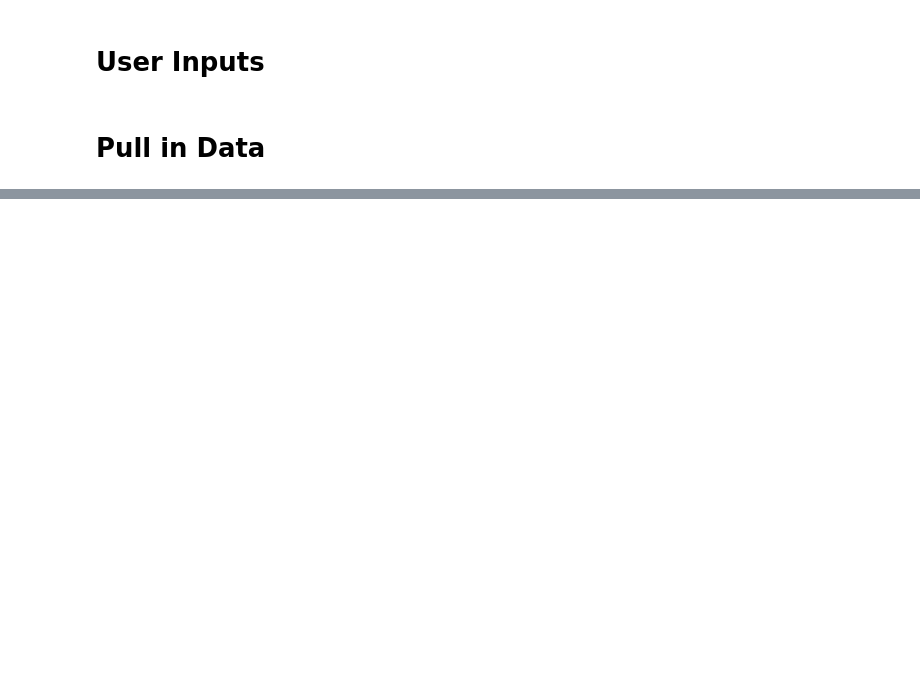
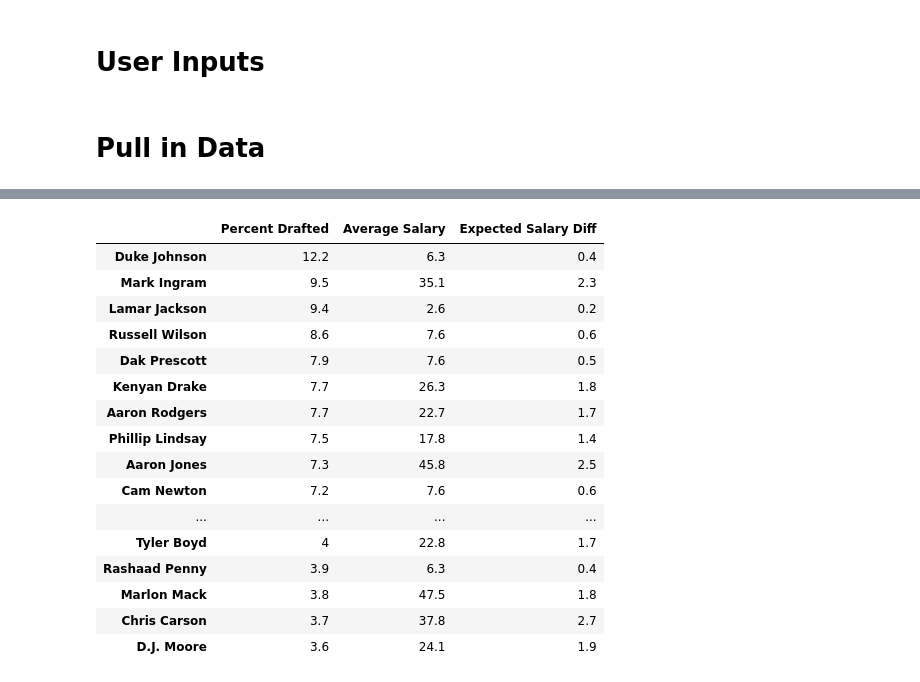
Before and after one commit to mborysiak/Fantasy_Football, a Jupyter notebook: Scripts/Analysis/SimulationV2.ipynb, the cells around one changed output, grey strips where cells are left out. Cells and saved outputs as stored; diff of their text form; code cells hidden in the pictures; blank space fills up the shorter version.

```diff
--- a/Scripts/Analysis/SimulationV2.ipynb
+++ b/Scripts/Analysis/SimulationV2.ipynb
@@ -100,7 +136,7 @@ d[d.index=='Miles Sanders']
 # %%
 # set league information, included position requirements, number of teams, and salary cap
 league_info = {}
-league_info['pos_require'] = {'QB': 1, 'RB': 2, 'WR': 2, 'TE': 1, 'FLEX': 1}
+league_info['pos_require'] = {'QB': 1, 'RB': 2, 'WR': 2, 'TE': 1, 'FLEX': 2}
 league_info['num_teams'] = 12
 league_info['initial_cap'] = 293
 league_info['salary_cap'] = 293
@@ -111,63 +147,63 @@ league_info['salary_cap'] = 293
 
 # input information for players and their associated salaries selected by other teams
 to_drop = {}
-to_drop['players'] = ['Michael Thomas', 'Damien Williams', 'Mike Evans', 'Robert Woods',
+to_drop['players'] = ['Michael Thomas', 'Damien Williams',
+                      'Mike Evans', 'Robert Woods',
                       'Adam Thielen', 'Ezekiel Elliott', 'Davante Adams', 'Adrian Peterson',
                       'James Conner', 'Joe Mixon', 'Devonta Freeman', 'Saquon Barkley',
                       'Tyreek Hill', 'Chris Godwin', 'Patrick Mahomes', 'Tyler Lockett',
                       'Christian McCaffrey', 'Travis Kelce', 'Tarik Cohen', 'Sony Michel',
-                      'Dalvin Cook', 'LeSean McCoy',  'Zach Ertz', 'David Johnson',
-                      "Le'Veon Bell", 'Melvin Gordon', 'Odell Beckham', 'Amari Cooper',
-                      'Antonio Brown', 'Leonard Fournette', 'Julio Jones', 'Deshaun Watson',
-                      'Lamar Miller', 'Todd Gurley', 'Keenan Allen', 'Chris Carson',
-                      'A.J. Green', 'Aaron Rodgers', 'Derrius Guice', 'Curtis Samuel',
-                      'Derrick Henry', 'George Kittle', 'T.Y. Hilton', 'Kerryon Johnson',
-                      'Stefon Diggs', 'Cooper Kupp', 'Brandin Cooks', 'Marlon Mack',
-                      'Kenyan Drake', 'Tevin Coleman', 'Julian Edelman', 'Josh Jacobs',
-                      'James White', 'Mark Ingram', 'Aaron Jones', 'Kenny Golladay',
-                      'DJ Moore', 'Drew Brees', 'Matt Ryan', 'Jarvis Landry',
-                      'Phillip Lindsay', 'Royce Freeman', 'Tyler Boyd', 'Austin Hooper',
-                      'Alshon Jeffery']
-to_drop['salaries'] = [55, 16, 65, 19,
+                      'Kyle Rudolph']
+#                       'Dalvin Cook', 'LeSean McCoy',  'Zach Ertz', 'David Johnson',
+#                       "Le'Veon Bell", 'Melvin Gordon', 'Odell Beckham', 'Amari Cooper',
+#                       'Antonio Brown', 'Leonard Fournette', 'Julio Jones', 'Deshaun Watson',
+#                        'Lamar Miller', 'Todd Gurley', 'Keenan Allen', 'Chris Carson',
+#                       'A.J. Green', 'Aaron Rodgers', 'Derrius Guice', 'Curtis Samuel',
+#                        'Derrick Henry', 'George Kittle', 'T.Y. Hilton', 'Kerryon Johnson',
+#                        'Stefon Diggs', 'Cooper Kupp', 'Brandin Cooks', 'Marlon Mack',
+#                       'Kenyan Drake', 'Tevin Coleman', 'Julian Edelman', 'Josh Jacobs',
+#                       'James White', 'Mark Ingram', 'Aaron Jones', 'Kenny Golladay',
+#                        'Drew Brees', 'Matt Ryan', 'Phillip Lindsay', 'Royce Freeman',
+#                        'Tyler Boyd', 'Austin Hooper', 'Alshon Jeffery', 'Kareem Hunt',
+#                        'Miles Sanders', 'Austin Ekeler'
+#                     ]
+
+to_drop['salaries'] = [
+                        55, 16,
+                       65, 19,
                        46, 114, 71, 11,
                        11, 67, 11, 111,
                        36, 11, 11, 11,
                        77, 46, 12, 15,
-                       70, 13, 48, 94,
-                       96, 86, 95, 58,
-                       68, 72, 90, 22,
-                       12, 84, 67, 45,
-                       29, 10, 12, 22,
-                       52, 38, 52, 74,
-                       55, 23, 55, 42,
-                       13, 20, 55, 57,
-                       22, 36, 54, 40,
-                       23, 8, 12, 28,
-                       35, 5, 23, 8,
-                      20
-                      ]
+                        1
+                        ]
+#                        70, 13, 48, 94,
+#                        96, 86, 95, 58,
+#                        68, 72, 90, 22,
+#                        12, 84, 67, 45,
+#                         29, 10, 12, 22,
+#                        52, 38, 52, 74,
+#                         55, 23, 55, 42,
+#                         13, 20, 55, 57,
+#                        22, 36, 54, 40,
+#                         8, 12, 35, 5,
+#                         23, 8, 20, 12,
+#                         21, 12
+#                       ]
 
 # input information for players and their associated salaries selected by your team
 to_add = {}
 to_add['players'] = ['Alvin Kamara', 'Nick Chubb', 'DeAndre Hopkins', 'JuJu Smith-Schuster',
-                      'Jarvis Landry', 'Jared Goff', 'Jared Cook']
-to_add['salaries'] = [35, 18, 98, 71, 28, 30, 8]
-
-
-#------------------
-# For Non-Keepers
-#------------------
-
-# # input information for players and their associated salaries selected by your team
-# to_add = {}
-# to_add['players'] = []
-# to_add['salaries'] = []
+                     'Hunter Henry'
+                     ]
+to_add['salaries'] = [35, 18, 97, 73, 15]
 
 # to_drop = {}
 # to_drop['players'] = []
 # to_drop['salaries'] = []
 
 
-results, inflation, salaries = sim.run_simulation(league_info, to_drop, to_add, iterations=iterations)
+results = sim.run_simulation(league_info, to_drop, to_add, iterations=iterations)
 avg_sal = sim.show_most_selected(to_add, iterations, num_show=30)
 avg_sal.style.bar_excel(color_positive='#5FBA7D')
+# %% [output]
@@ -173,0 +213,17 @@ avg_sal.style.bar_excel(color_positive='#5FBA7D')
+|  | Percent Drafted | Average Salary | Expected Salary Diff |
+| Duke Johnson | 12.2 | 6.3 | 0.4 |
+| Mark Ingram | 9.5 | 35.1 | 2.3 |
+| Lamar Jackson | 9.4 | 2.6 | 0.2 |
+| Russell Wilson | 8.6 | 7.6 | 0.6 |
+| Dak Prescott | 7.9 | 7.6 | 0.5 |
+| Kenyan Drake | 7.7 | 26.3 | 1.8 |
+| Aaron Rodgers | 7.7 | 22.7 | 1.7 |
+| Phillip Lindsay | 7.5 | 17.8 | 1.4 |
+| Aaron Jones | 7.3 | 45.8 | 2.5 |
+| Cam Newton | 7.2 | 7.6 | 0.6 |
+| ... | ... | ... | ... |
+| Tyler Boyd | 4 | 22.8 | 1.7 |
+| Rashaad Penny | 3.9 | 6.3 | 0.4 |
+| Marlon Mack | 3.8 | 47.5 | 1.8 |
+| Chris Carson | 3.7 | 37.8 | 2.7 |
+| D.J. Moore | 3.6 | 24.1 | 1.9 |
```
Also changed, not shown: parts of 8 cells of this notebook, 12 other files.
